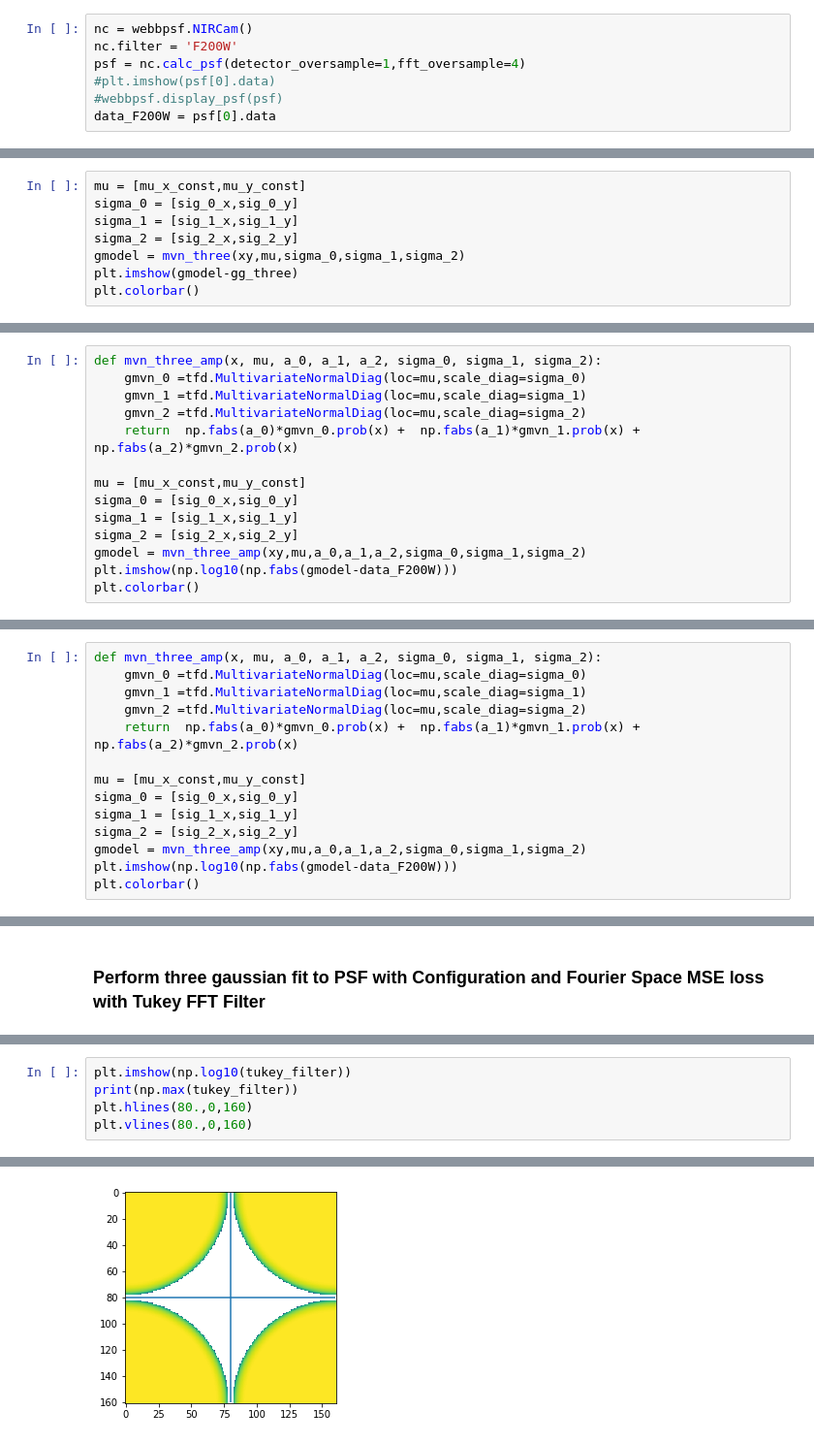
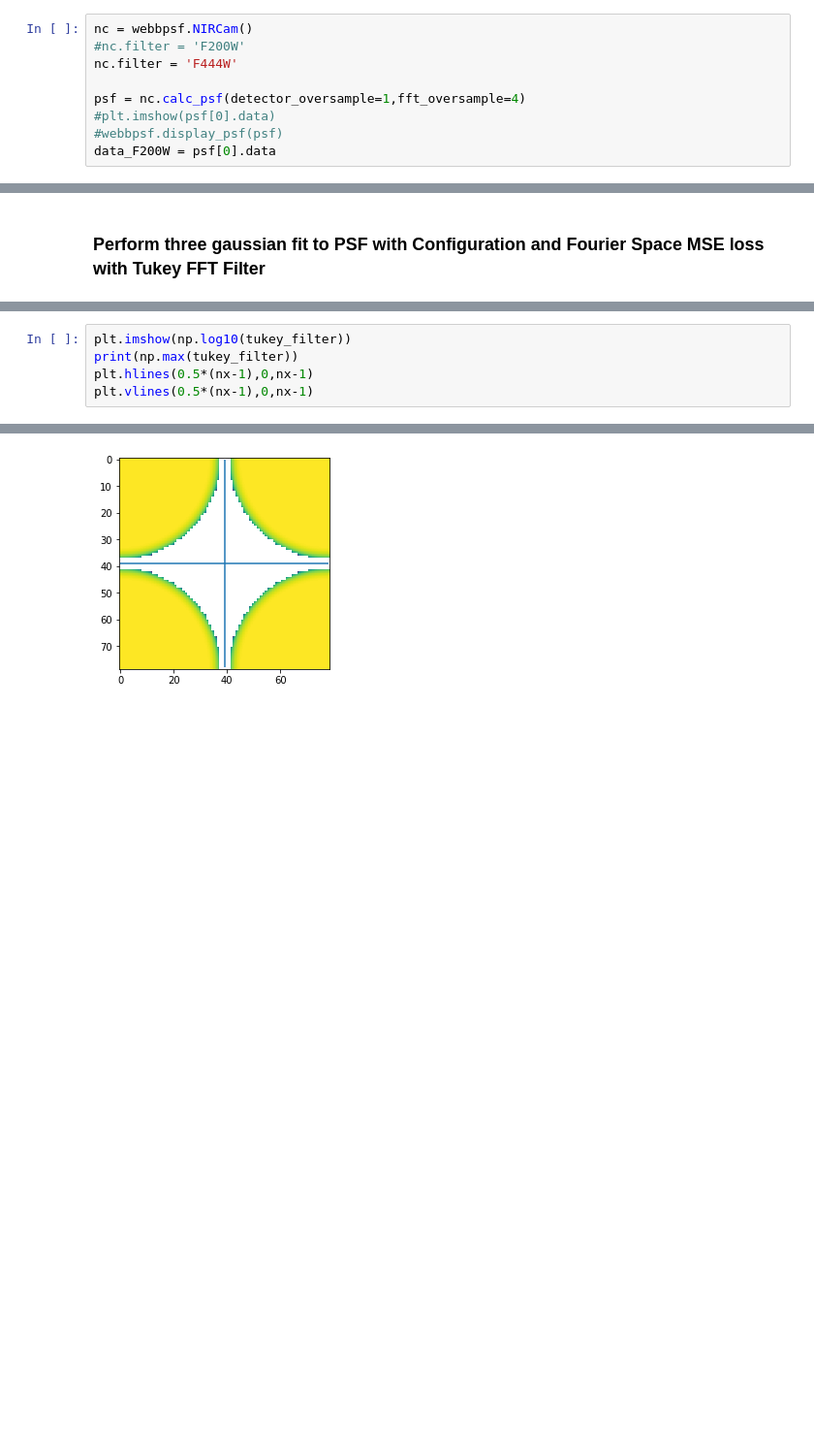
Before and after one commit to brantr/tensorflow-linear-regression, a Jupyter notebook: nircam-psf-fitting.ipynb, the cells around one changed output, grey strips where cells are left out. Shown at 97% size. Drawn from its saved outputs; the diff is of its cells as text; blank space fills up the shorter version.

```diff
--- a/nircam-psf-fitting.ipynb
+++ b/nircam-psf-fitting.ipynb
@@ -22,7 +19,9 @@ Please consider updating pysiaf, e.g. pip install --upgrade pysiaf or conda upda
 ### Load NIRCam PSF
 # %%
 nc = webbpsf.NIRCam()
-nc.filter = 'F200W'
+#nc.filter = 'F200W'
+nc.filter = 'F444W'
+
 psf = nc.calc_psf(detector_oversample=1,fft_oversample=4)
 #plt.imshow(psf[0].data)
 #webbpsf.display_psf(psf)
@@ -368,8 +62,0 @@ for epoch in range(epochs):
-# %%
-mu = [mu_x_const,mu_y_const]
-sigma_0 = [sig_0_x,sig_0_y]
-sigma_1 = [sig_1_x,sig_1_y]
-sigma_2 = [sig_2_x,sig_2_y]
-gmodel = mvn_three(xy,mu,sigma_0,sigma_1,sigma_2)
-plt.imshow(gmodel-gg_three)
-plt.colorbar()
@@ -473,17 +63,3 @@ for epoch in range(epochs):
-# %%
-def mvn_three_amp(x, mu, a_0, a_1, a_2, sigma_0, sigma_1, sigma_2):
-    gmvn_0 =tfd.MultivariateNormalDiag(loc=mu,scale_diag=sigma_0)
-    gmvn_1 =tfd.MultivariateNormalDiag(loc=mu,scale_diag=sigma_1)
-    gmvn_2 =tfd.MultivariateNormalDiag(loc=mu,scale_diag=sigma_2)
-    return  np.fabs(a_0)*gmvn_0.prob(x) +  np.fabs(a_1)*gmvn_1.prob(x) +  np.fabs(a_2)*gmvn_2.prob(x)
-
-mu = [mu_x_const,mu_y_const]
-sigma_0 = [sig_0_x,sig_0_y]
-sigma_1 = [sig_1_x,sig_1_y]
-sigma_2 = [sig_2_x,sig_2_y]
-gmodel = mvn_three_amp(xy,mu,a_0,a_1,a_2,sigma_0,sigma_1,sigma_2)
-plt.imshow(np.log10(np.fabs(gmodel-data_F200W)))
-plt.colorbar()
 # %% [markdown]
 ### Compute FFT of PSF
 # %%
@@ -595,14 +70,0 @@ for epoch in range(epochs):
-# %%
-def mvn_three_amp(x, mu, a_0, a_1, a_2, sigma_0, sigma_1, sigma_2):
-    gmvn_0 =tfd.MultivariateNormalDiag(loc=mu,scale_diag=sigma_0)
-    gmvn_1 =tfd.MultivariateNormalDiag(loc=mu,scale_diag=sigma_1)
-    gmvn_2 =tfd.MultivariateNormalDiag(loc=mu,scale_diag=sigma_2)
-    return  np.fabs(a_0)*gmvn_0.prob(x) +  np.fabs(a_1)*gmvn_1.prob(x) +  np.fabs(a_2)*gmvn_2.prob(x)
-
-mu = [mu_x_const,mu_y_const]
-sigma_0 = [sig_0_x,sig_0_y]
-sigma_1 = [sig_1_x,sig_1_y]
-sigma_2 = [sig_2_x,sig_2_y]
-gmodel = mvn_three_amp(xy,mu,a_0,a_1,a_2,sigma_0,sigma_1,sigma_2)
-plt.imshow(np.log10(np.fabs(gmodel-data_F200W)))
-plt.colorbar()
@@ -921,9 +286,9 @@ Epoch 10000 | Loss 0.00046478935633355285 sum model:0.9966220855712891 sum:0.984
 # %%
 plt.imshow(np.log10(tukey_filter))
 print(np.max(tukey_filter))
-plt.hlines(80.,0,160)
-plt.vlines(80.,0,160)
+plt.hlines(0.5*(nx-1),0,nx-1)
+plt.vlines(0.5*(nx-1),0,nx-1)
 # %% [output]
 1.0
 <matplotlib.collections.LineCollection at 0x...>
-[figure, old version]
+[figure, new version]
```
Also changed, not shown: parts of 108 cells of this notebook.
